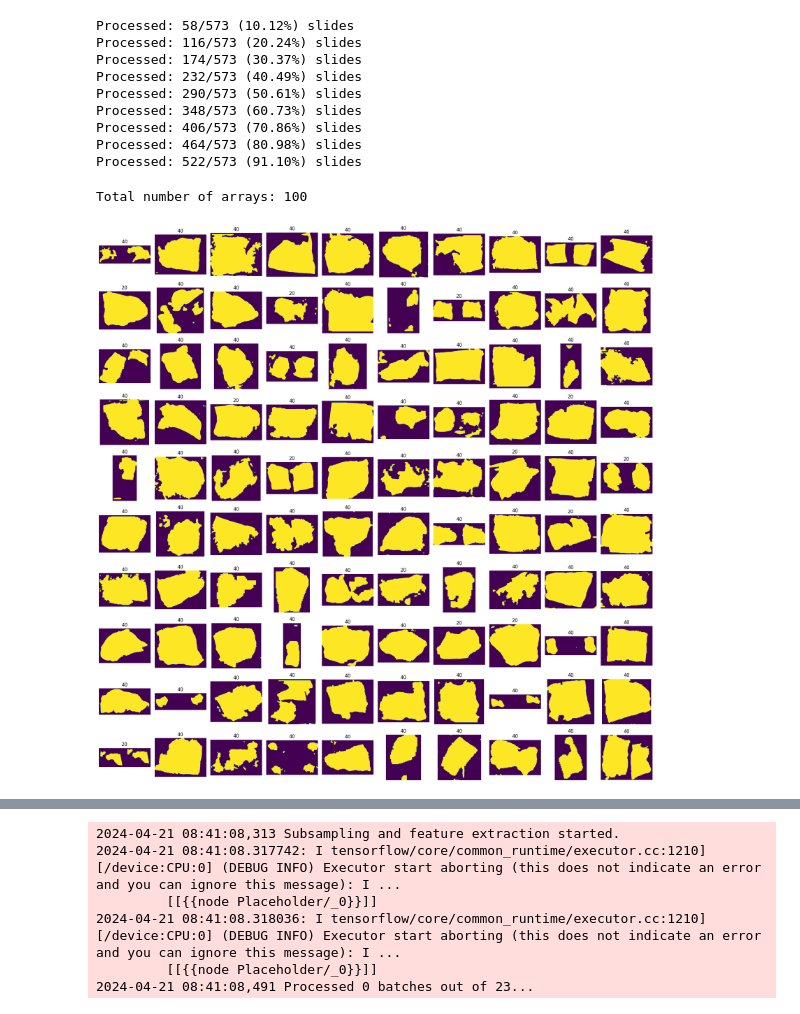
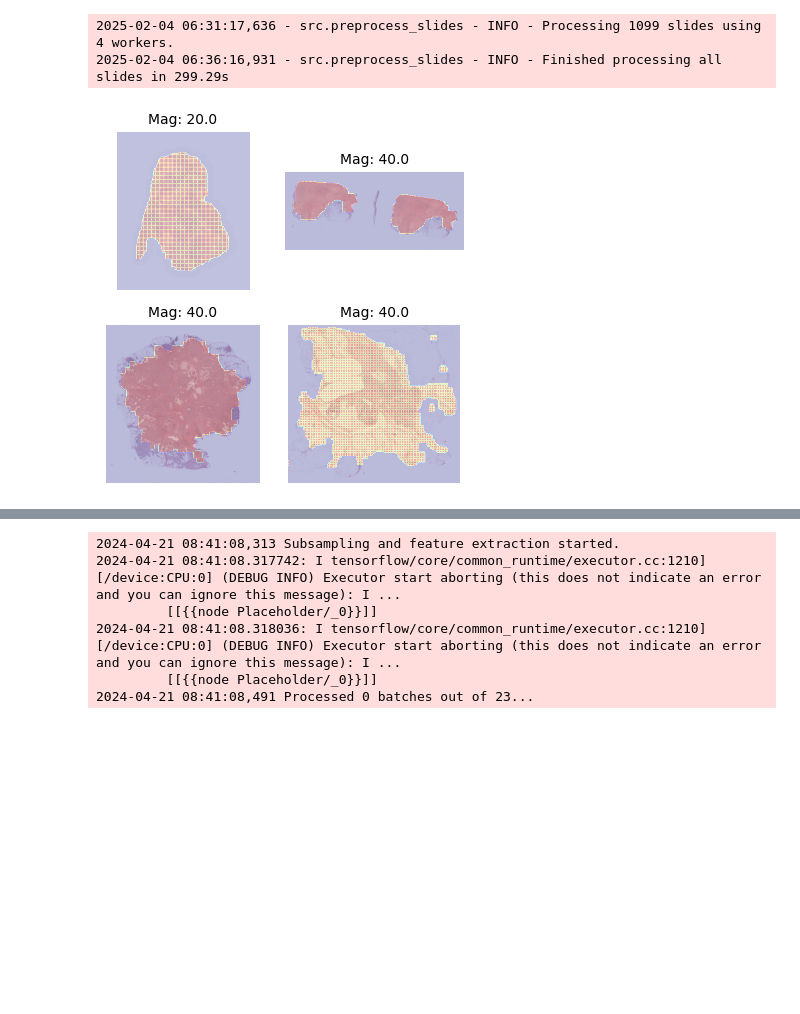
Before and after one commit to landeros10/brca_riskformer, a Jupyter notebook: slide_data_prep_256.ipynb, the cells around one changed output, grey strips where cells are left out. Cells and saved outputs as stored; diff of their text form; code cells hidden in the pictures; blank space fills up the shorter version.

Commit message:
slide preprocessing and sampling

```diff
--- a/slide_data_prep_256.ipynb
+++ b/slide_data_prep_256.ipynb
@@ -72,71 +64,36 @@ device = torch.device("cuda" if torch.cuda.is_available() else "cpu")
 # %%
-from src.data import update_foreground_svs
+from src.preprocess_slides import *
+import multiprocessing
 
-# Define the multiprocessing function
-def process_func(test_file):
-    mask = update_foreground_svs(test_file, FOREGROUND_DIR, THRESH_PARAMS, CLEANUP_PARAMS, 'resources', downsample_factor=0.50)
-    _, _, coords, fg_scale, crop_size = eval_slide_samples(test_file, TILING_PARAMS[PS], RESOURCE_DIR, mask=mask, mag=MAG)  # Discard the OpenSlide instance
-    return (mask, coords, fg_scale, crop_size)
-
-# Create a multiprocessing Pool
-pool = mp.Pool(mp.cpu_count())
-
-# Use imap or imap_unordered to get an iterator
-results_iter = pool.imap(process_func, SLIDES_PRS_2)
-total_slides = len(SLIDES_PRS_2)
-
-# Now, loop over the iterator and get progress information
-results = []
-last_printed_progress = 0  # To keep track of the last percentage printed
-
-for i, result in enumerate(results_iter, 1):
-    results.append(result)
-    current_progress = (i / total_slides) * 100
-
-    if current_progress - last_printed_progress >= 10:  # Check if progress has increased by at least 10%
-        print(f"Processed: {i}/{total_slides} ({current_progress:.2f}%) slides")
-        last_printed_progress = current_progress
-
-# Close the pool to free up system resources
-pool.close()
-pool.join()
+test_files = [f.replace("./resources", "/data/resources") for f in SLIDES_PRS]
+multiprocessing.set_start_method("fork", force=True)
+all_coords, all_heatmaps = get_all_samplepoints(test_files, TILING_PARAMS[256], return_heatmap=True, parallel=True)
 # %% [output]
-Processed: 58/573 (10.12%) slides
-Processed: 116/573 (20.24%) slides
-Processed: 174/573 (30.37%) slides
-Processed: 232/573 (40.49%) slides
-Processed: 290/573 (50.61%) slides
-Processed: 348/573 (60.73%) slides
-Processed: 406/573 (70.86%) slides
-Processed: 464/573 (80.98%) slides
-Processed: 522/573 (91.10%) slides
+2025-02-04 06:31:17,636 - src.preprocess_slides - INFO - Processing 1099 slides using 4 workers.
+2025-02-04 06:36:16,931 - src.preprocess_slides - INFO - Finished processing all slides in 299.29s
 # %%
 import matplotlib.pyplot as plt
 import random
+from src.data import get_svs_thumb, open_svs
 
-random.seed(0)
-# Flatten the list of lists to get all arrays
-all_arrays = [sublist[0] for sublist in results[:100]]
+random.seed(1)
+N = 4
+sampled_files = random.choices(test_files, k=N)
+sampled_arrays = [all_heatmaps[f] for f in sampled_files]
+sampled_thumbs = [get_svs_thumb(f, size=DEFAULT_FOREGROUND_SIZE) for f in sampled_files]
+sampled_mags = [open_svs(f)[1]['mag'] for f in sampled_files]
 
-# Total number of arrays
-total_arrays = len(all_arrays)
-print(f"Total number of arrays: {total_arrays}")
+r = c = int(N**0.5)
+fig, axs = plt.subplots(r, c, figsize=(4, 4))
 
-# Randomly sample 100 arrays
-sampled_arrays = random.sample(all_arrays, 100)
-
-# Create a 10x10 subplot grid to display the arrays
-fig, axs = plt.subplots(10, 10, figsize=(20, 20))
-
-# Loop through the grid and show each array
-for i in range(10):
-    for j in range(10):
-        axs[i, j].imshow(sampled_arrays[i*10 + j])
+for i in range(r):
+    for j in range(c):
+        axs[i, j].imshow(sampled_thumbs[i*r + j], alpha=0.5)
+        axs[i, j].imshow(sampled_arrays[i*r + j], cmap='jet', vmax=1.0, alpha=0.25)
+        axs[i, j].set_title(f"Mag: {sampled_mags[i*r + j]}", fontsize=10)
         axs[i, j].axis('off')
-        axs[i, j].set_title(OpenSlide(SLIDES_PRS[:100][i*10 + j]).properties["aperio.AppMag"].replace(",", "."))
 
 plt.tight_layout()
 plt.show()
 # %% [output]
-Total number of arrays: 100
-[figure, old version]
+[figure, new version]
```
Also changed, not shown: parts of 17 cells of this notebook, 5 other files.
